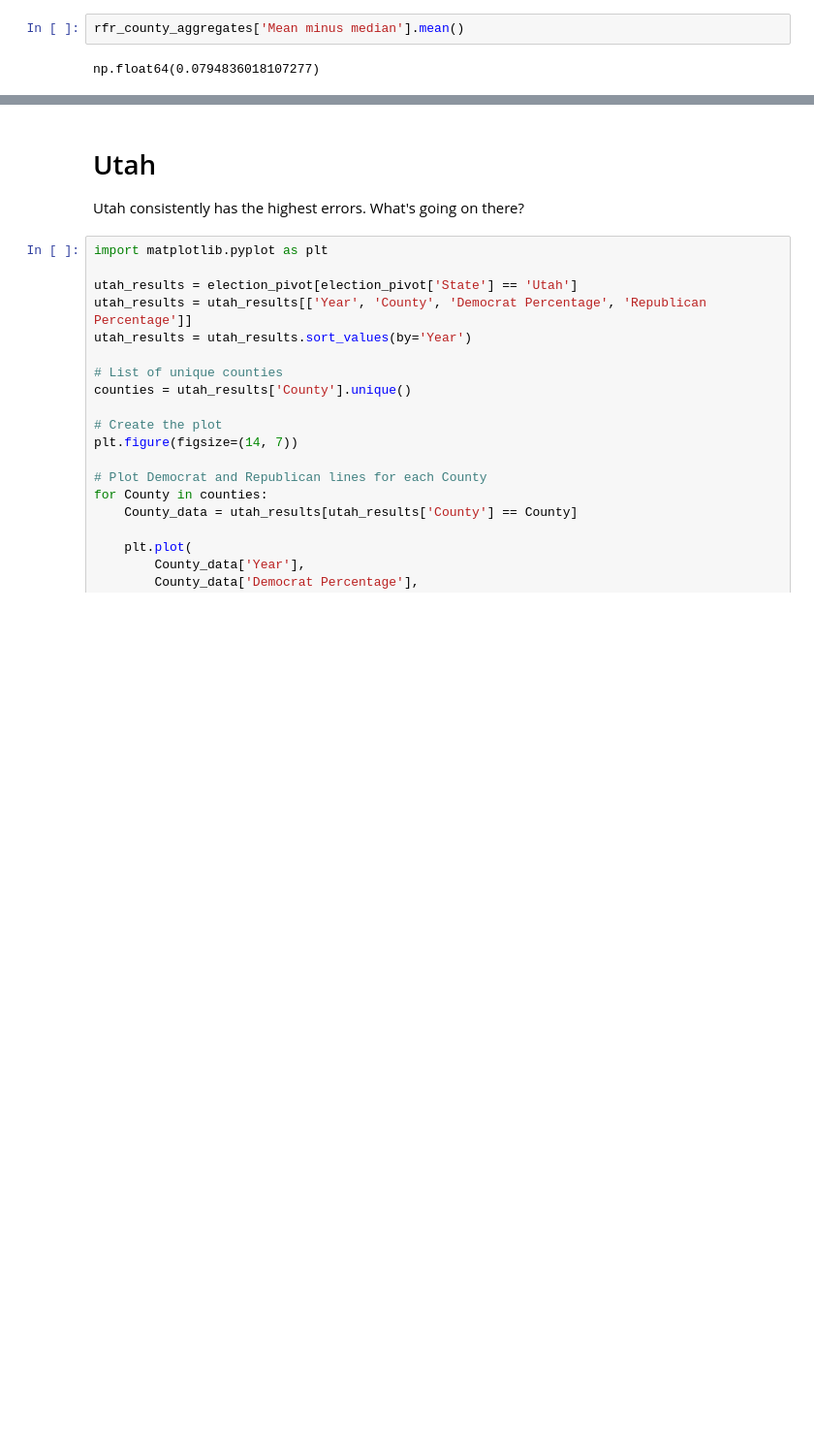
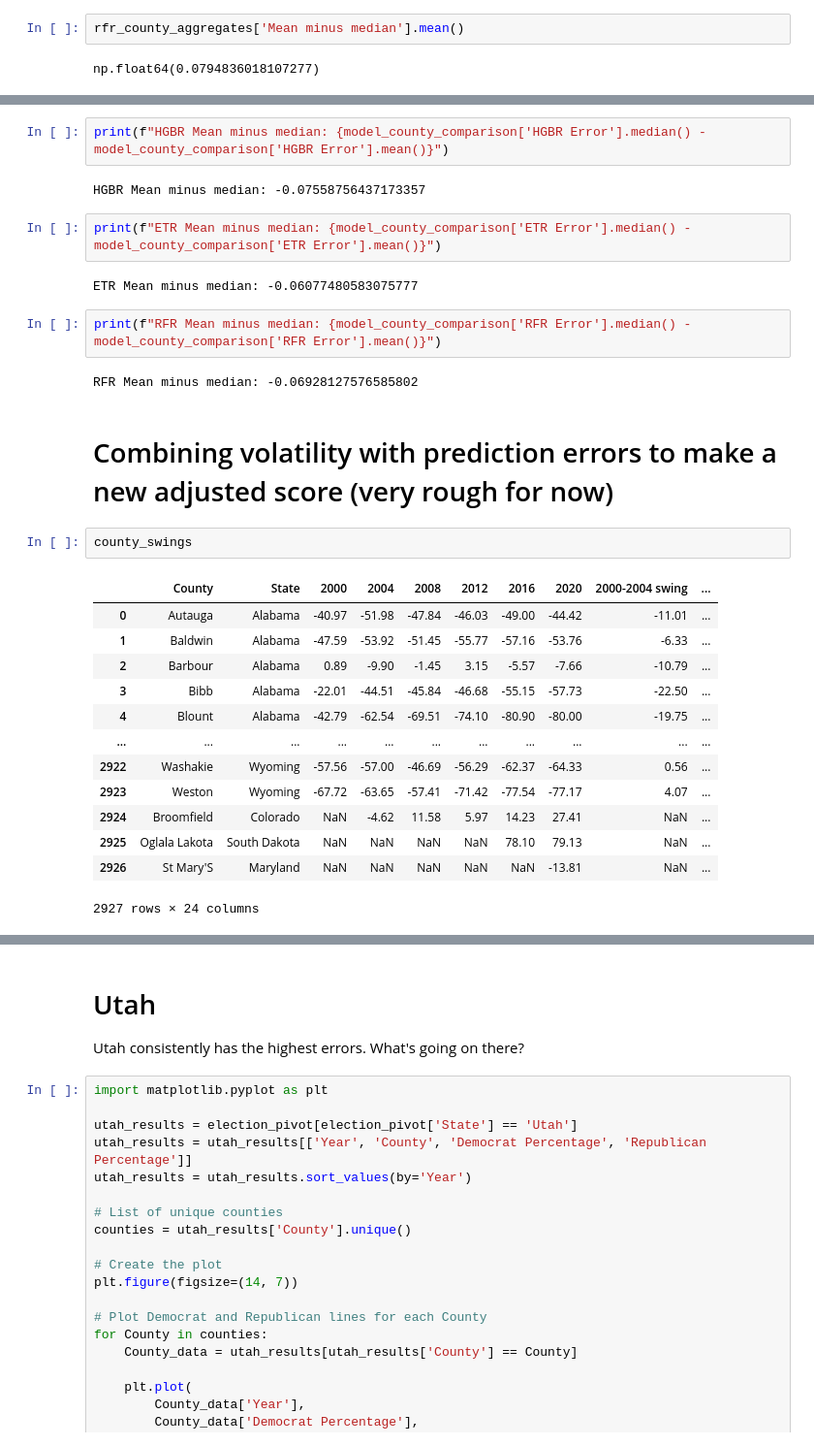
Before and after one commit to matthewcavanaugh96/us-presidential-elections-by-county, a Jupyter notebook: Election Predictions rough with census.ipynb, the cells around one changed output, grey strips where cells are left out. Shown at 97% size. Saved outputs shown, nothing was run; the diff lists cells and outputs as text; blank space fills up the shorter version.

Commit message:
Various
Modeling, analysis, cleaning

```diff
--- a/Election Predictions rough with census.ipynb
+++ b/Election Predictions rough with census.ipynb
@@ -1044,0 +1758,30 @@ rfr_yearly_aggregates
+# %%
+print(f"HGBR Mean minus median: {model_county_comparison['HGBR Error'].median() - model_county_comparison['HGBR Error'].mean()}")
+# %% [output]
+HGBR Mean minus median: -0.07558756437173357
+# %%
+print(f"ETR Mean minus median: {model_county_comparison['ETR Error'].median() - model_county_comparison['ETR Error'].mean()}")
+# %% [output]
+ETR Mean minus median: -0.06077480583075777
+# %%
+print(f"RFR Mean minus median: {model_county_comparison['RFR Error'].median() - model_county_comparison['RFR Error'].mean()}")
+# %% [output]
+RFR Mean minus median: -0.06928127576585802
+# %% [markdown]
+# Combining volatility with prediction errors to make a new adjusted score (very rough for now)
+# %%
+county_swings
+# %% [output]
+|  | County | State | 2000 | 2004 | 2008 | 2012 | 2016 | 2020 | 2000-2004 swing | ... |
+| 0 | Autauga | Alabama | -40.97 | -51.98 | -47.84 | -46.03 | -49.00 | -44.42 | -11.01 | ... |
+| 1 | Baldwin | Alabama | -47.59 | -53.92 | -51.45 | -55.77 | -57.16 | -53.76 | -6.33 | ... |
+| 2 | Barbour | Alabama | 0.89 | -9.90 | -1.45 | 3.15 | -5.57 | -7.66 | -10.79 | ... |
+| 3 | Bibb | Alabama | -22.01 | -44.51 | -45.84 | -46.68 | -55.15 | -57.73 | -22.50 | ... |
+| 4 | Blount | Alabama | -42.79 | -62.54 | -69.51 | -74.10 | -80.90 | -80.00 | -19.75 | ... |
+| ... | ... | ... | ... | ... | ... | ... | ... | ... | ... | ... |
+| 2922 | Washakie | Wyoming | -57.56 | -57.00 | -46.69 | -56.29 | -62.37 | -64.33 | 0.56 | ... |
+| 2923 | Weston | Wyoming | -67.72 | -63.65 | -57.41 | -71.42 | -77.54 | -77.17 | 4.07 | ... |
+| 2924 | Broomfield | Colorado | NaN | -4.62 | 11.58 | 5.97 | 14.23 | 27.41 | NaN | ... |
+| 2925 | Oglala Lakota | South Dakota | NaN | NaN | NaN | NaN | 78.10 | 79.13 | NaN | ... |
+| 2926 | St Mary'S | Maryland | NaN | NaN | NaN | NaN | NaN | -13.81 | NaN | ... |
+2927 rows × 24 columns
```
Also changed, not shown: parts of 67 cells of this notebook.
